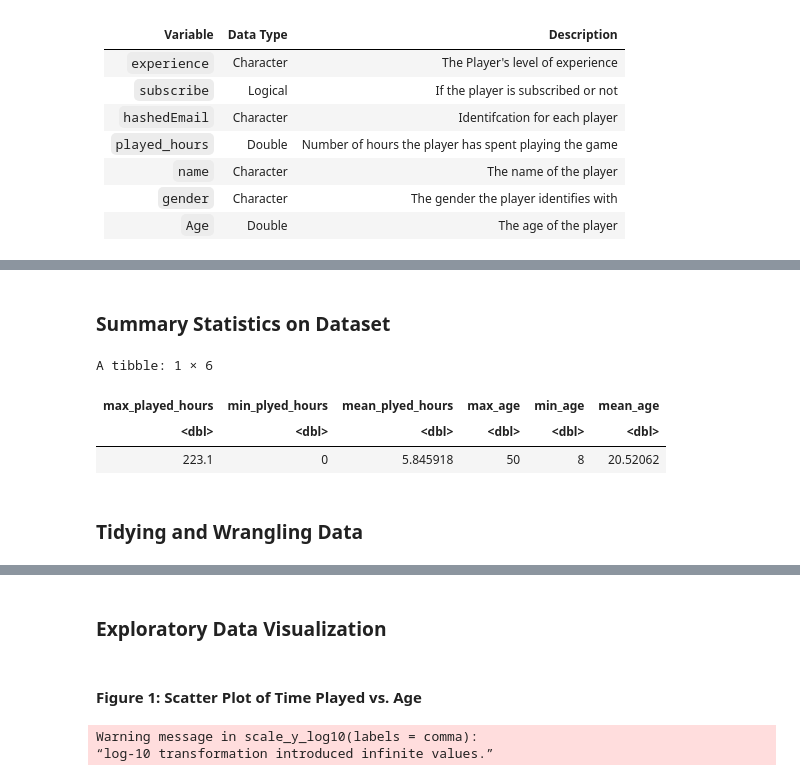
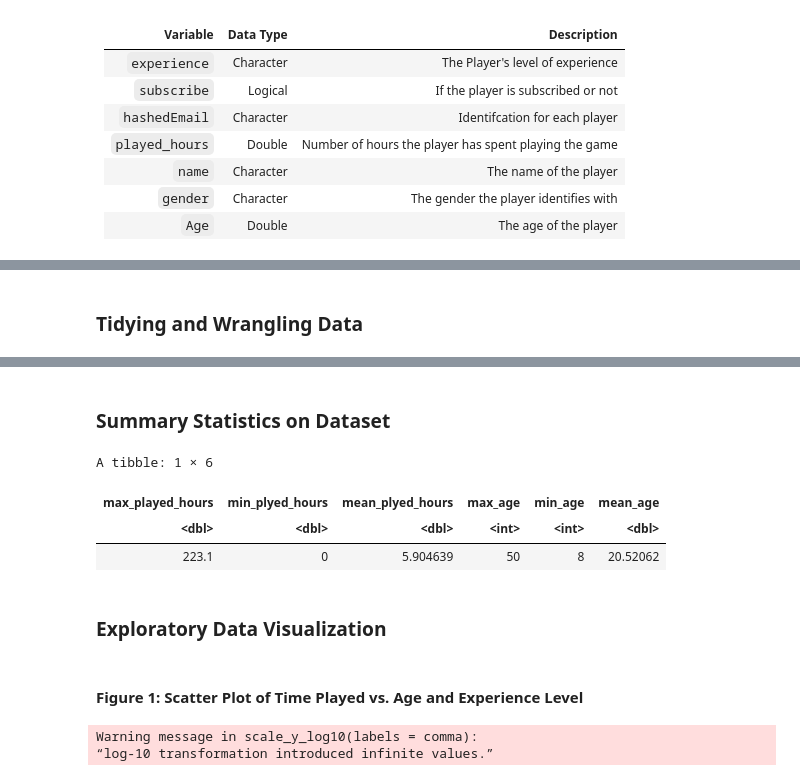
Before and after one commit to ArabellaKel/DSCI-Project, a Jupyter notebook: Project_Planning (Current).ipynb, the cells around one changed output, grey strips where cells are left out. Cells and saved outputs as stored; diff of their text form; code cells hidden in the pictures.

```diff
--- a/Project_Planning (Current).ipynb
+++ b/Project_Planning (Current).ipynb
@@ -63,25 +65,6 @@ A tibble: 6 × 7
 | Amateur | FALSE | d572f391d452b76ea2d7e5e53a3d38bfd... | 0.0 | Dylan | Prefer not to say | 17 |
 | Amateur | FALSE | f19e136ddde68f365afc860c725ccff54... | 2.3 | Harlow | Male | 17 |
 | Pro | TRUE | d9473710057f7d42f36570f0be83817a4... | 0.2 | Ahmed | Other | NA |
-# %% [markdown]
-### Summary Statistics on Dataset
-# %%
-library(tidyverse)
-library(tidymodels)
-
-players_statistics <- players_data |>
-summarize (max_played_hours = max(played_hours),
-           min_plyed_hours = min(played_hours),
-           mean_plyed_hours = mean(played_hours),
-           max_age = max(Age, na.rm = TRUE),
-           min_age = min(Age, na.rm = TRUE), mean_age = mean(Age, na.rm = TRUE))
-
-players_statistics
-# %% [output]
-A tibble: 1 × 6
-| max_played_hours | min_plyed_hours | mean_plyed_hours | max_age | min_age | mean_age |
-| <dbl> | <dbl> | <dbl> | <dbl> | <dbl> | <dbl> |
-| 223.1 | 0 | 5.845918 | 50 | 8 | 20.52062 |
 # %% [markdown]
 ### Tidying and Wrangling Data
 # %%
@@ -115,10 +98,28 @@ A tibble: 6 × 7
 | Veteran | FALSE | 71453e425f07d10da4fa2b349c83e73cc... | 0.3 | Pascal | Male | 22 |
 | Amateur | FALSE | d572f391d452b76ea2d7e5e53a3d38bfd... | 0.0 | Dylan | Prefer not to say | 17 |
 | Amateur | FALSE | f19e136ddde68f365afc860c725ccff54... | 2.3 | Harlow | Male | 17 |
+# %% [markdown]
+### Summary Statistics on Dataset
+# %%
+library(tidyverse)
+library(tidymodels)
+
+players_statistics <- players_tidy |>
+summarize (max_played_hours = max(played_hours),
+           min_plyed_hours = min(played_hours),
+           mean_plyed_hours = mean(played_hours),
+           max_age = max(Age, na.rm = TRUE),
+           min_age = min(Age, na.rm = TRUE), mean_age = mean(Age, na.rm = TRUE))
+players_statistics
+# %% [output]
+A tibble: 1 × 6
+| max_played_hours | min_plyed_hours | mean_plyed_hours | max_age | min_age | mean_age |
+| <dbl> | <dbl> | <dbl> | <int> | <int> | <dbl> |
+| 223.1 | 0 | 5.904639 | 50 | 8 | 20.52062 |
 # %% [markdown]
 ### Exploratory Data Visualization
 # %% [markdown]
-#### Figure 1: Scatter Plot of Time Played vs. Age
+#### Figure 1: Scatter Plot of Time Played vs. Age and Experience Level
 # %%
 players_plot_1 <- players_tidy |>
 ggplot(aes(x = Age, y = played_hours, colour = experience))+
```
Also changed, not shown: parts of 14 cells of this notebook.
